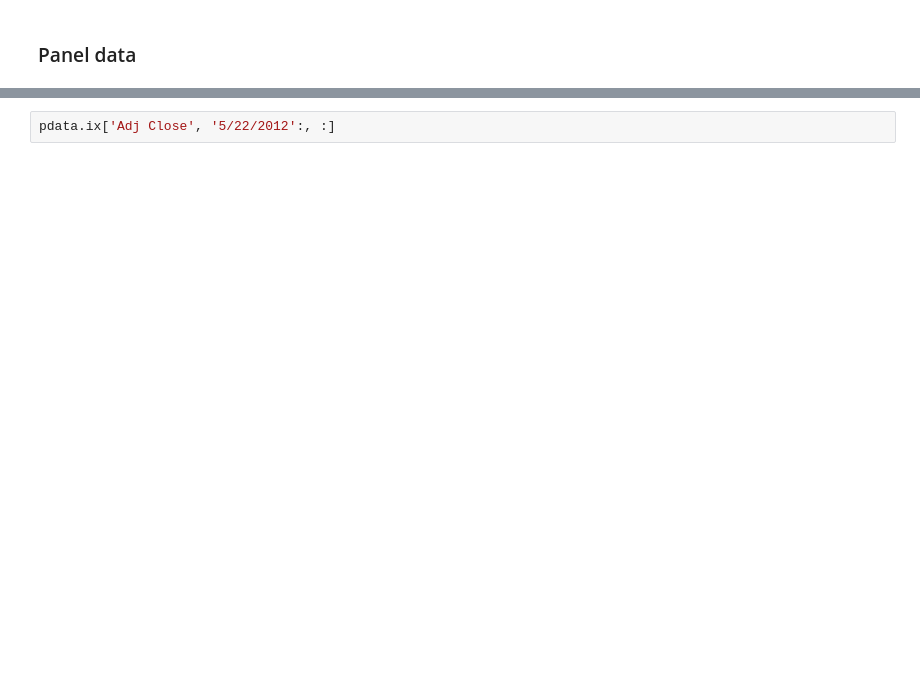
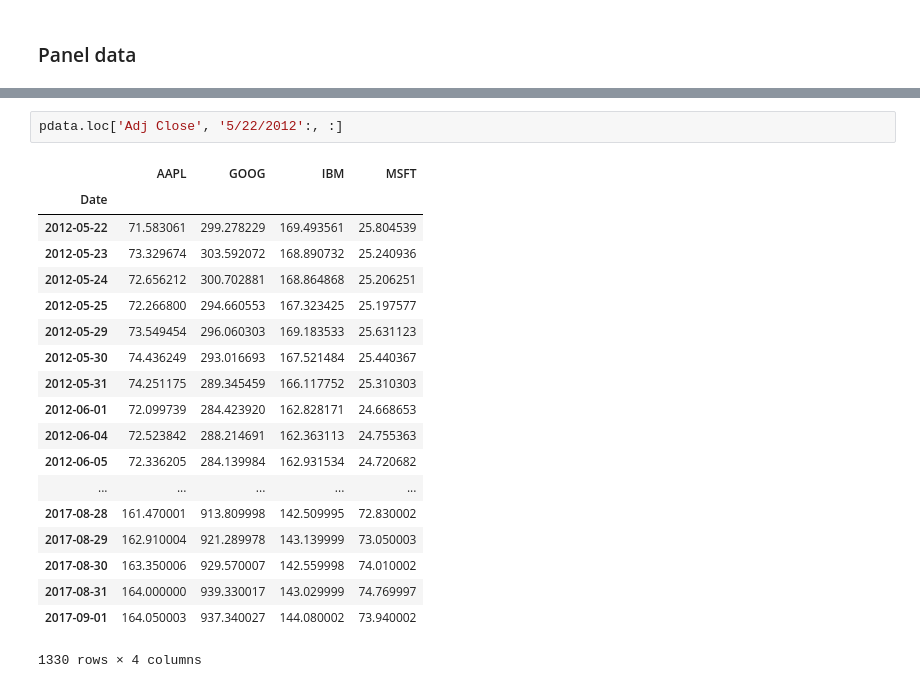
Before and after one commit to The-G/Python_for_DataAnalysis, a Jupyter notebook: ch05.ipynb, the cells around one changed output, grey strips where cells are left out. Saved outputs shown, nothing was run; the diff lists cells and outputs as text; blank space fills up the shorter version.

```diff
--- a/ch05.ipynb
+++ b/ch05.ipynb
@@ -1426,3 +2186,23 @@ pdata.ix[:, '6/1/2012', :]
 # %%
-pdata.ix['Adj Close', '5/22/2012':, :]
+pdata.loc['Adj Close', '5/22/2012':, :]
+# %% [output]
+|  | AAPL | GOOG | IBM | MSFT |
+| Date |  |  |  |  |
+| 2012-05-22 | 71.583061 | 299.278229 | 169.493561 | 25.804539 |
+| 2012-05-23 | 73.329674 | 303.592072 | 168.890732 | 25.240936 |
+| 2012-05-24 | 72.656212 | 300.702881 | 168.864868 | 25.206251 |
+| 2012-05-25 | 72.266800 | 294.660553 | 167.323425 | 25.197577 |
+| 2012-05-29 | 73.549454 | 296.060303 | 169.183533 | 25.631123 |
+| 2012-05-30 | 74.436249 | 293.016693 | 167.521484 | 25.440367 |
+| 2012-05-31 | 74.251175 | 289.345459 | 166.117752 | 25.310303 |
+| 2012-06-01 | 72.099739 | 284.423920 | 162.828171 | 24.668653 |
+| 2012-06-04 | 72.523842 | 288.214691 | 162.363113 | 24.755363 |
+| 2012-06-05 | 72.336205 | 284.139984 | 162.931534 | 24.720682 |
+| ... | ... | ... | ... | ... |
+| 2017-08-28 | 161.470001 | 913.809998 | 142.509995 | 72.830002 |
+| 2017-08-29 | 162.910004 | 921.289978 | 143.139999 | 73.050003 |
+| 2017-08-30 | 163.350006 | 929.570007 | 142.559998 | 74.010002 |
+| 2017-08-31 | 164.000000 | 939.330017 | 143.029999 | 74.769997 |
+| 2017-09-01 | 164.050003 | 937.340027 | 144.080002 | 73.940002 |
+1330 rows × 4 columns
 # %%
```
Also changed, not shown: parts of 122 cells of this notebook, 2 other files.
